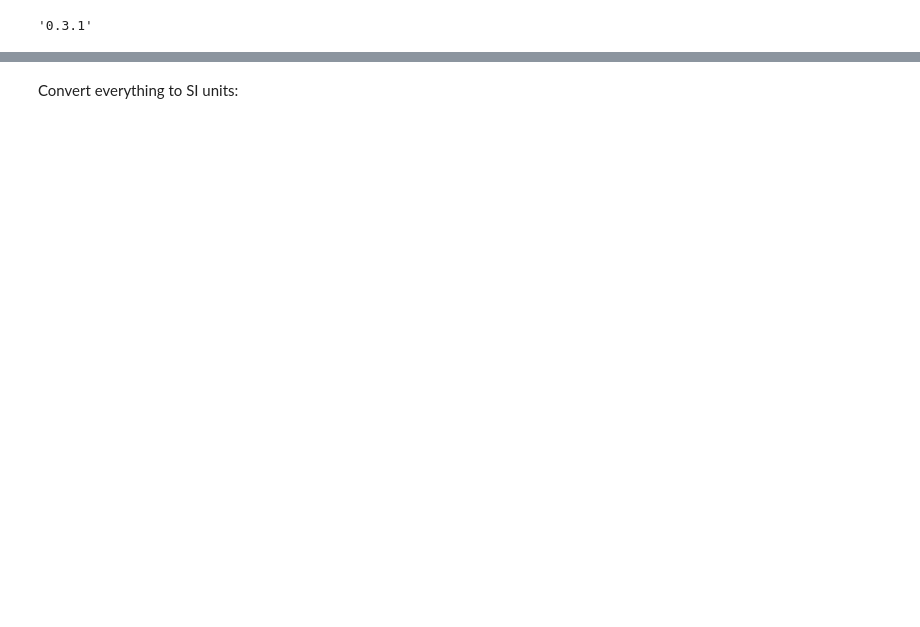
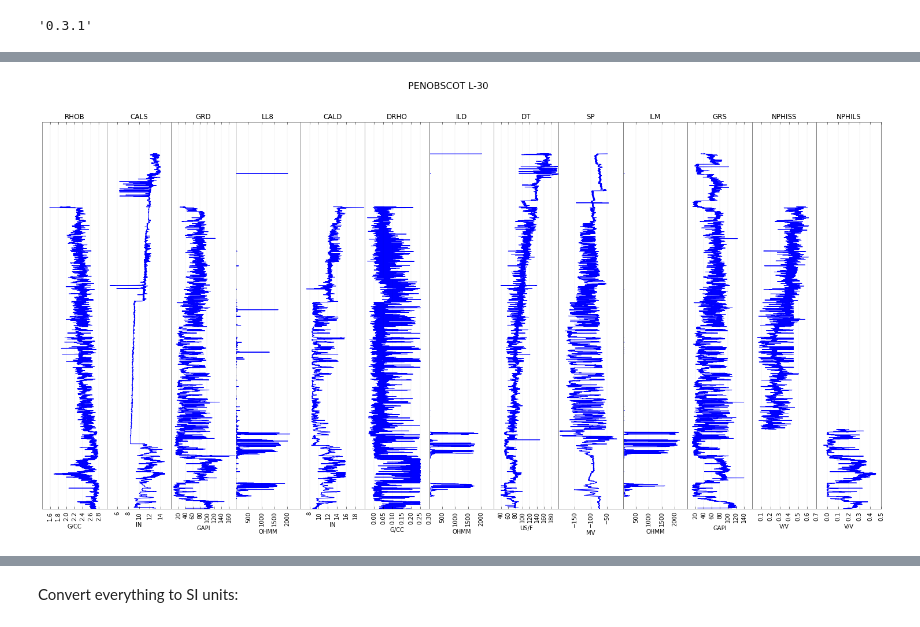
Before and after one commit to ymustc/geocomputing, a Jupyter notebook: notebooks/Bruges_getting_started.ipynb, the cells around one changed output, grey strips where cells are left out. Saved outputs shown, nothing was run; the diff lists cells and outputs as text; code cells hidden in the pictures; blank space fills up the shorter version.

```diff
--- a/notebooks/Bruges_getting_started.ipynb
+++ b/notebooks/Bruges_getting_started.ipynb
@@ -200,4 +202,8 @@ HTML(p.curve_table_html())
 |  |  |  | % | 1/1 wells | 1/1 wells | 1/1 wells | 1/1 wells | 1/1 wells | 1/1 wells | 1/1 wells | 1/1 wells | ... |
+# %%
+w.plot()
+# %% [output]
+[figure, added]
 # %%
 w.data['RHOB']
 # %% [output]
```
Also changed, not shown: parts of 26 cells of this notebook.
